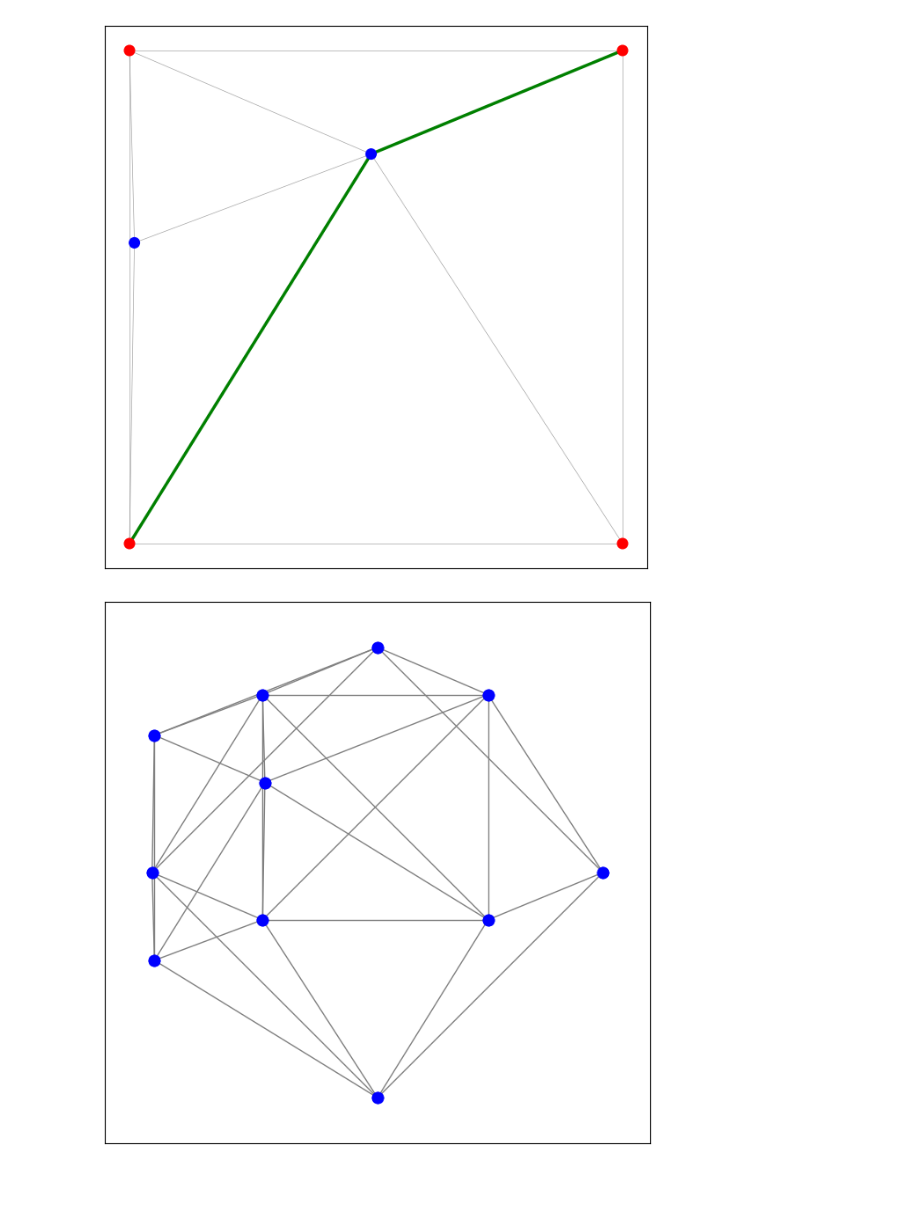
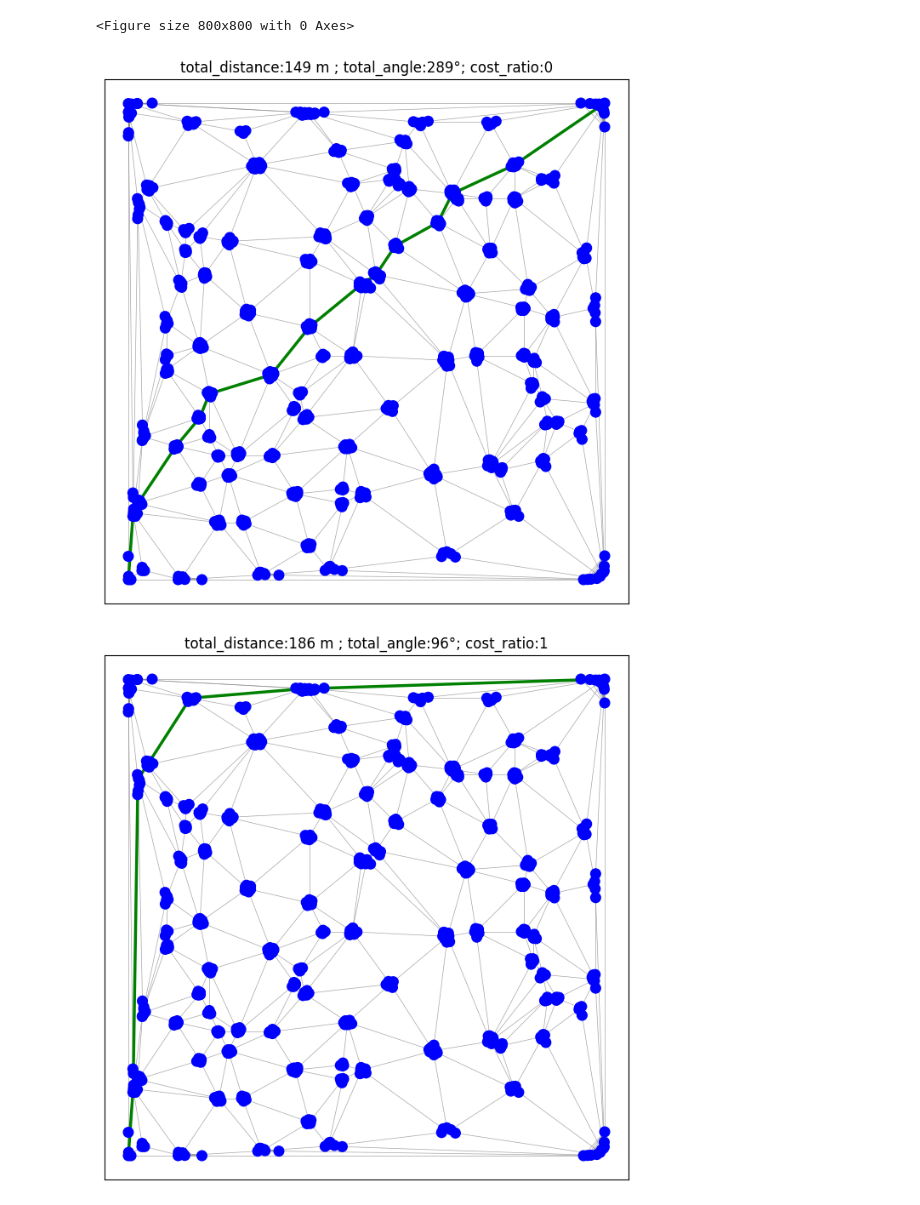
Before and after one commit to QijunTong0/Route-Optimization, a Jupyter notebook: main.ipynb, the cells around one changed output. Drawn from its saved outputs; the diff is of its cells as text; code cells hidden in the pictures.

```diff
--- a/main.ipynb
+++ b/main.ipynb
@@ -1,10 +1,12 @@
 # %%
 from src.point_generator import generate_points
-from src.graph_builder import build_graph,expand_graph
-from src.visualizer import draw_graph_with_shortest_path,draw_graph_with_coordinates
+from src.graph_builder import build_graph
+from src.visualizer import draw_graph_with_shortest_path
+import numpy as np
 
+np.random.seed(1234)
 # 1. Generate points
-num_random_points = 2
+num_random_points = 100
 limit = 100
 points, fixed_node_indices = generate_points(
     high=limit, num_random_points=num_random_points
@@ -12,13 +14,12 @@ points, fixed_node_indices = generate_points(
 
 # 2. Build graph
 road = build_graph(points)
-
-# 4. Visualize graph with shortest path
-draw_graph_with_shortest_path(road, points, fixed_node_indices)
-# %% [output]
-[figure, removed]
-# %%
-road_expand=expand_graph(road)
-draw_graph_with_coordinates(road_expand)
-# %% [output]
-[figure, removed]
+# %%
+for val in np.linspace(0,3,nums=50):
+    draw_graph_with_shortest_path(
+            road, source_node="s", target_node="t", cost_ratio=val
+        )
+# %% [output]
+<Figure size 800x800 with 0 Axes>
+[figure, added]
+[figure, added]
```
Also changed, not shown: parts of 1 cell of this notebook, 8 other files.
